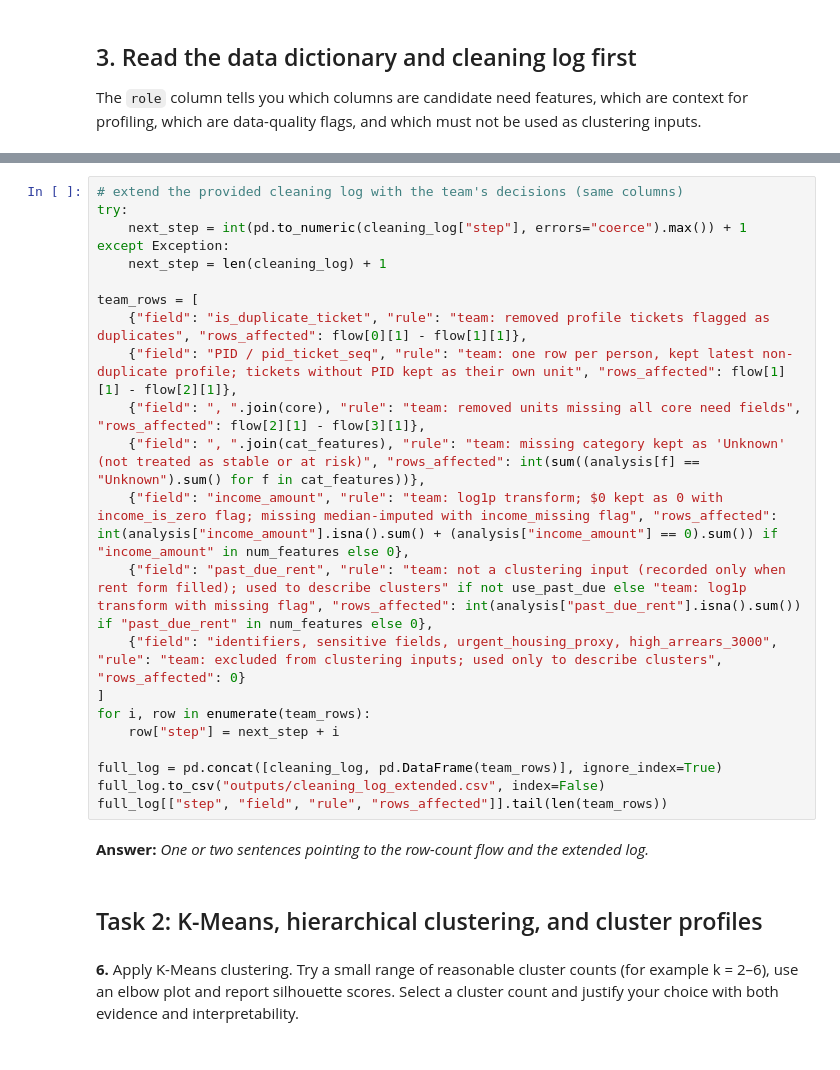
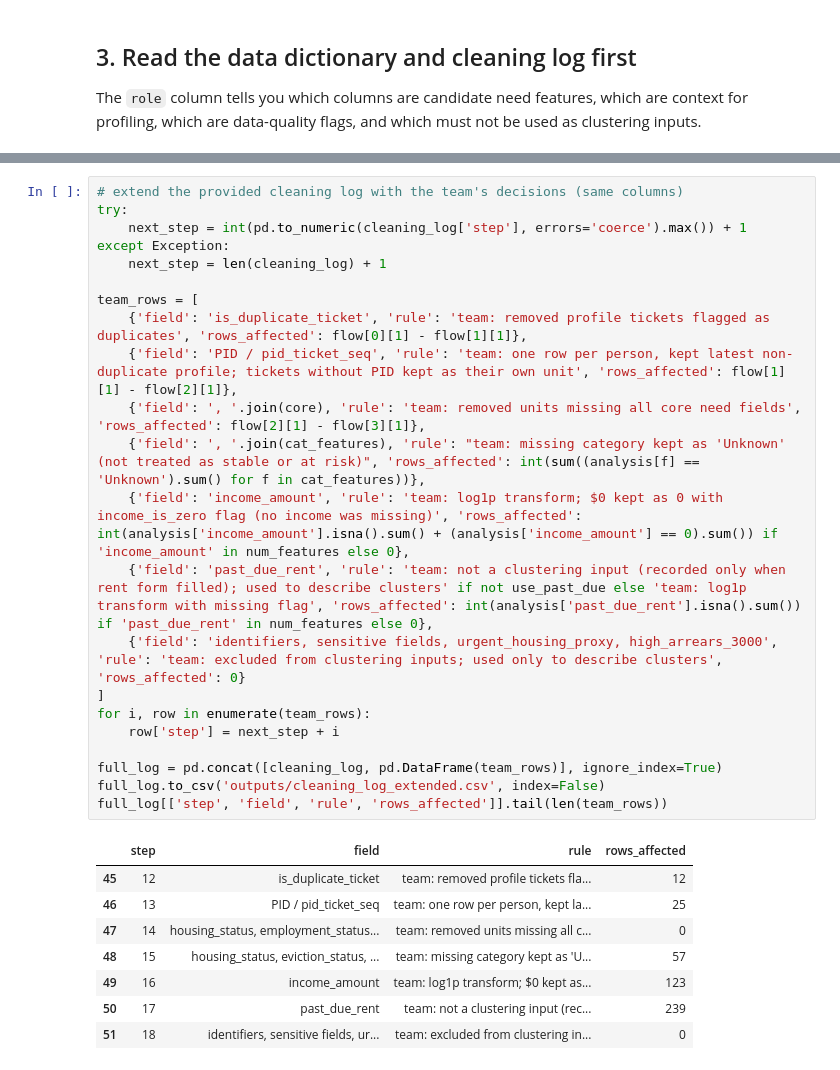
Before and after one commit to Dcissell1/CS430-SLCM-Project-2, a Jupyter notebook: CS430_SLCM_Part2_Cissell_West.ipynb, the cells around one changed output, grey strips where cells are left out. Drawn from its saved outputs; the diff is of its cells as text.

```diff
--- a/CS430_SLCM_Part2_Cissell_West.ipynb
+++ b/CS430_SLCM_Part2_Cissell_West.ipynb
@@ -410,28 +619,31 @@ print(pd.DataFrame(flow, columns=["step", "rows"]).to_string(index=False))
 # %%
 # extend the provided cleaning log with the team's decisions (same columns)
 try:
-    next_step = int(pd.to_numeric(cleaning_log["step"], errors="coerce").max()) + 1
+    next_step = int(pd.to_numeric(cleaning_log['step'], errors='coerce').max()) + 1
 except Exception:
     next_step = len(cleaning_log) + 1
 
 team_rows = [
-    {"field": "is_duplicate_ticket", "rule": "team: removed profile tickets flagged as duplicates", "rows_affected": flow[0][1] - flow[1][1]},
-    {"field": "PID / pid_ticket_seq", "rule": "team: one row per person, kept latest non-duplicate profile; tickets without PID kept as their own unit", "rows_affected": flow[1][1] - flow[2][1]},
-    {"field": ", ".join(core), "rule": "team: removed units missing all core need fields", "rows_affected": flow[2][1] - flow[3][1]},
-    {"field": ", ".join(cat_features), "rule": "team: missing category kept as 'Unknown' (not treated as stable or at risk)", "rows_affected": int(sum((analysis[f] == "Unknown").sum() for f in cat_features))},
-    {"field": "income_amount", "rule": "team: log1p transform; $0 kept as 0 with income_is_zero flag; missing median-imputed with income_missing flag", "rows_affected": int(analysis["income_amount"].isna().sum() + (analysis["income_amount"] == 0).sum()) if "income_amount" in num_features else 0},
-    {"field": "past_due_rent", "rule": "team: not a clustering input (recorded only when rent form filled); used to describe clusters" if not use_past_due else "team: log1p transform with missing flag", "rows_affected": int(analysis["past_due_rent"].isna().sum()) if "past_due_rent" in num_features else 0},
-    {"field": "identifiers, sensitive fields, urgent_housing_proxy, high_arrears_3000", "rule": "team: excluded from clustering inputs; used only to describe clusters", "rows_affected": 0}
+    {'field': 'is_duplicate_ticket', 'rule': 'team: removed profile tickets flagged as duplicates', 'rows_affected': flow[0][1] - flow[1][1]},
+    {'field': 'PID / pid_ticket_seq', 'rule': 'team: one row per person, kept latest non-duplicate profile; tickets without PID kept as their own unit', 'rows_affected': flow[1][1] - flow[2][1]},
+    {'field': ', '.join(core), 'rule': 'team: removed units missing all core need fields', 'rows_affected': flow[2][1] - flow[3][1]},
+    {'field': ', '.join(cat_features), 'rule': "team: missing category kept as 'Unknown' (not treated as stable or at risk)", 'rows_affected': int(sum((analysis[f] == 'Unknown').sum() for f in cat_features))},
+    {'field': 'income_amount', 'rule': 'team: log1p transform; $0 kept as 0 with income_is_zero flag (no income was missing)', 'rows_affected': int(analysis['income_amount'].isna().sum() + (analysis['income_amount'] == 0).sum()) if 'income_amount' in num_features else 0},
+    {'field': 'past_due_rent', 'rule': 'team: not a clustering input (recorded only when rent form filled); used to describe clusters' if not use_past_due else 'team: log1p transform with missing flag', 'rows_affected': int(analysis['past_due_rent'].isna().sum()) if 'past_due_rent' in num_features else 0},
+    {'field': 'identifiers, sensitive fields, urgent_housing_proxy, high_arrears_3000', 'rule': 'team: excluded from clustering inputs; used only to describe clusters', 'rows_affected': 0}
 ]
 for i, row in enumerate(team_rows):
-    row["step"] = next_step + i
+    row['step'] = next_step + i
 
 full_log = pd.concat([cleaning_log, pd.DataFrame(team_rows)], ignore_index=True)
-full_log.to_csv("outputs/cleaning_log_extended.csv", index=False)
-full_log[["step", "field", "rule", "rows_affected"]].tail(len(team_rows))
+full_log.to_csv('outputs/cleaning_log_extended.csv', index=False)
+full_log[['step', 'field', 'rule', 'rows_affected']].tail(len(team_rows))
+# %% [output]
+|  | step | field | rule | rows_affected |
+| 45 | 12 | is_duplicate_ticket | team: removed profile tickets fla... | 12 |
+| 46 | 13 | PID / pid_ticket_seq | team: one row per person, kept la... | 25 |
+| 47 | 14 | housing_status, employment_status... | team: removed units missing all c... | 0 |
+| 48 | 15 | housing_status, eviction_status, ... | team: missing category kept as 'U... | 57 |
+| 49 | 16 | income_amount | team: log1p transform; $0 kept as... | 123 |
+| 50 | 17 | past_due_rent | team: not a clustering input (rec... | 239 |
+| 51 | 18 | identifiers, sensitive fields, ur... | team: excluded from clustering in... | 0 |
-# %% [markdown]
-**Answer:** _One or two sentences pointing to the row-count flow and the extended log._
-# %% [markdown]
-## Task 2: K-Means, hierarchical clustering, and cluster profiles
-# %% [markdown]
-**6.** Apply K-Means clustering. Try a small range of reasonable cluster counts (for example k = 2–6), use an elbow plot and report silhouette scores. Select a cluster count and justify your choice with both evidence and interpretability.
```
Also changed, not shown: parts of 106 cells of this notebook.
